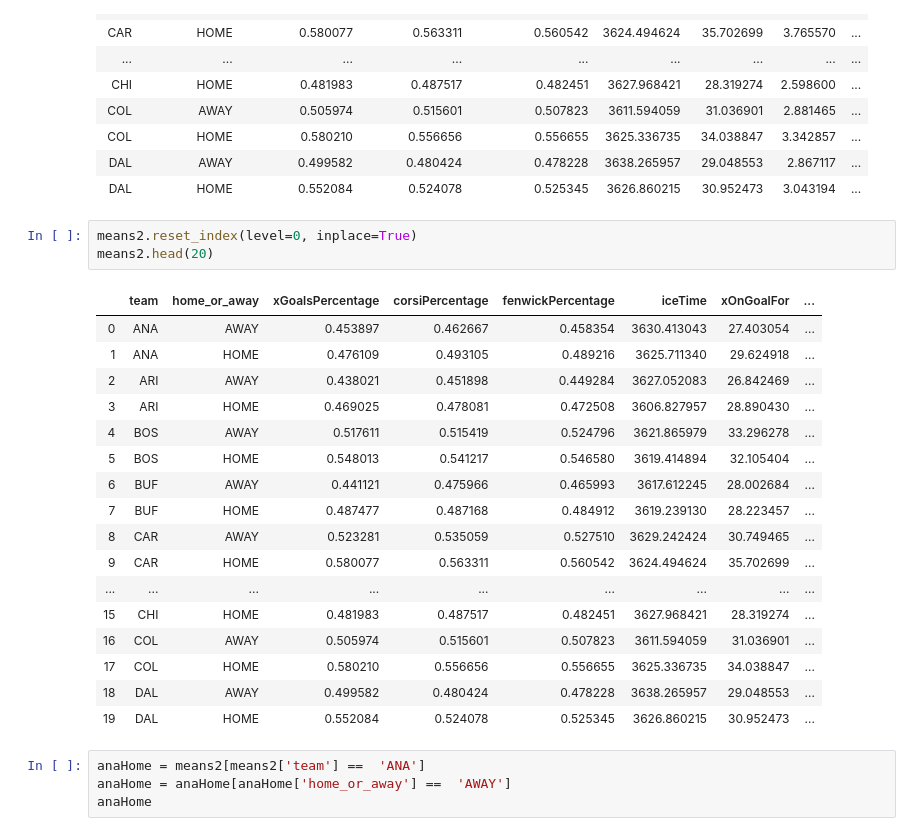
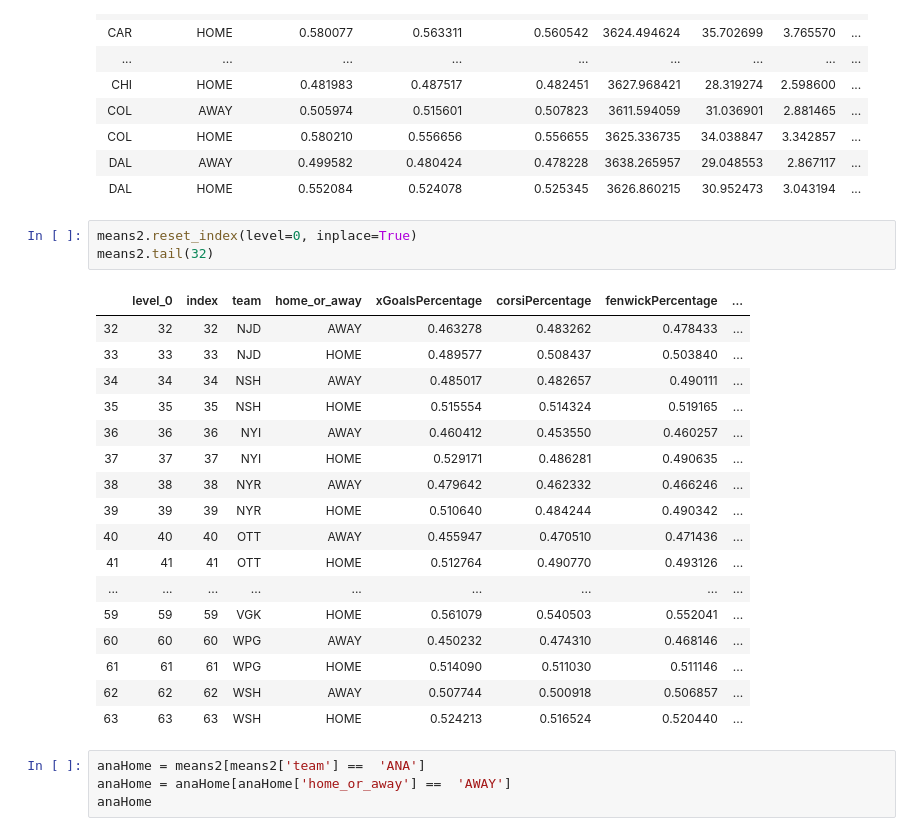
Before and after one commit to nanderson1982/NHL_Predicto, a Jupyter notebook: model/testing.ipynb, the cells around one changed output. Drawn from its saved outputs; the diff is of its cells as text.

```diff
--- a/model/testing.ipynb
+++ b/model/testing.ipynb
@@ -244,25 +251,25 @@ means2.head(20)
 | DAL | HOME | 0.552084 | 0.524078 | 0.525345 | 3626.860215 | 30.952473 | 3.043194 | ... |
 # %%
 means2.reset_index(level=0, inplace=True)
-means2.head(20)
+means2.tail(32)
 # %% [output]
-|  | team | home_or_away | xGoalsPercentage | corsiPercentage | fenwickPercentage | iceTime | xOnGoalFor | ... |
-| 0 | ANA | AWAY | 0.453897 | 0.462667 | 0.458354 | 3630.413043 | 27.403054 | ... |
-| 1 | ANA | HOME | 0.476109 | 0.493105 | 0.489216 | 3625.711340 | 29.624918 | ... |
-| 2 | ARI | AWAY | 0.438021 | 0.451898 | 0.449284 | 3627.052083 | 26.842469 | ... |
-| 3 | ARI | HOME | 0.469025 | 0.478081 | 0.472508 | 3606.827957 | 28.890430 | ... |
-| 4 | BOS | AWAY | 0.517611 | 0.515419 | 0.524796 | 3621.865979 | 33.296278 | ... |
-| 5 | BOS | HOME | 0.548013 | 0.541217 | 0.546580 | 3619.414894 | 32.105404 | ... |
-| 6 | BUF | AWAY | 0.441121 | 0.475966 | 0.465993 | 3617.612245 | 28.002684 | ... |
-| 7 | BUF | HOME | 0.487477 | 0.487168 | 0.484912 | 3619.239130 | 28.223457 | ... |
-| 8 | CAR | AWAY | 0.523281 | 0.535059 | 0.527510 | 3629.242424 | 30.749465 | ... |
-| 9 | CAR | HOME | 0.580077 | 0.563311 | 0.560542 | 3624.494624 | 35.702699 | ... |
+|  | level_0 | index | team | home_or_away | xGoalsPercentage | corsiPercentage | fenwickPercentage | ... |
+| 32 | 32 | 32 | NJD | AWAY | 0.463278 | 0.483262 | 0.478433 | ... |
+| 33 | 33 | 33 | NJD | HOME | 0.489577 | 0.508437 | 0.503840 | ... |
+| 34 | 34 | 34 | NSH | AWAY | 0.485017 | 0.482657 | 0.490111 | ... |
+| 35 | 35 | 35 | NSH | HOME | 0.515554 | 0.514324 | 0.519165 | ... |
+| 36 | 36 | 36 | NYI | AWAY | 0.460412 | 0.453550 | 0.460257 | ... |
+| 37 | 37 | 37 | NYI | HOME | 0.529171 | 0.486281 | 0.490635 | ... |
+| 38 | 38 | 38 | NYR | AWAY | 0.479642 | 0.462332 | 0.466246 | ... |
+| 39 | 39 | 39 | NYR | HOME | 0.510640 | 0.484244 | 0.490342 | ... |
+| 40 | 40 | 40 | OTT | AWAY | 0.455947 | 0.470510 | 0.471436 | ... |
+| 41 | 41 | 41 | OTT | HOME | 0.512764 | 0.490770 | 0.493126 | ... |
 | ... | ... | ... | ... | ... | ... | ... | ... | ... |
-| 15 | CHI | HOME | 0.481983 | 0.487517 | 0.482451 | 3627.968421 | 28.319274 | ... |
-| 16 | COL | AWAY | 0.505974 | 0.515601 | 0.507823 | 3611.594059 | 31.036901 | ... |
-| 17 | COL | HOME | 0.580210 | 0.556656 | 0.556655 | 3625.336735 | 34.038847 | ... |
-| 18 | DAL | AWAY | 0.499582 | 0.480424 | 0.478228 | 3638.265957 | 29.048553 | ... |
-| 19 | DAL | HOME | 0.552084 | 0.524078 | 0.525345 | 3626.860215 | 30.952473 | ... |
+| 59 | 59 | 59 | VGK | HOME | 0.561079 | 0.540503 | 0.552041 | ... |
+| 60 | 60 | 60 | WPG | AWAY | 0.450232 | 0.474310 | 0.468146 | ... |
+| 61 | 61 | 61 | WPG | HOME | 0.514090 | 0.511030 | 0.511146 | ... |
+| 62 | 62 | 62 | WSH | AWAY | 0.507744 | 0.500918 | 0.506857 | ... |
+| 63 | 63 | 63 | WSH | HOME | 0.524213 | 0.516524 | 0.520440 | ... |
 # %%
 anaHome = means2[means2['team'] ==  'ANA']
 anaHome = anaHome[anaHome['home_or_away'] ==  'AWAY']
```
Also changed, not shown: parts of 1 cell of this notebook.
